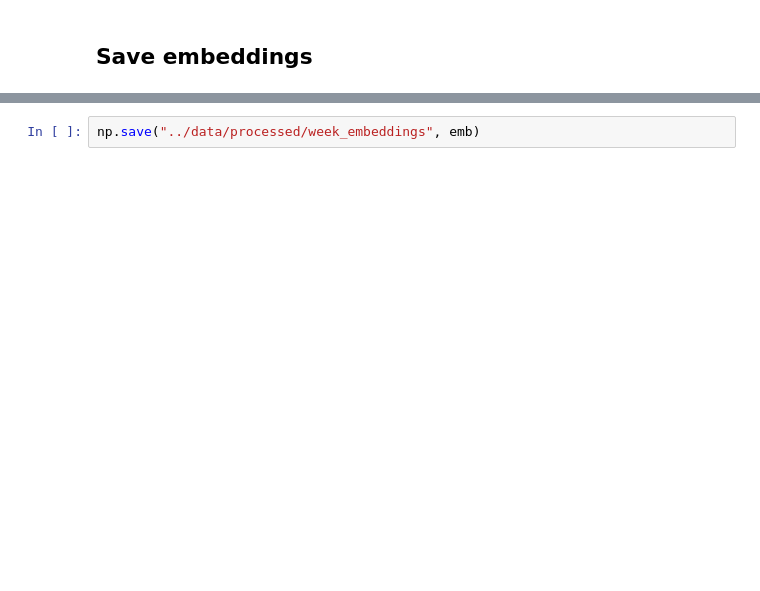
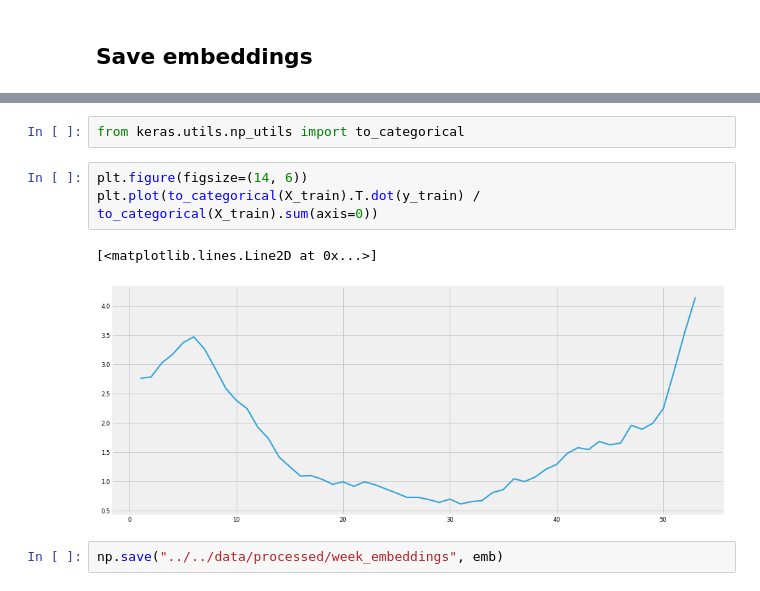
Before and after one commit to reichlab/neural-stack, a Jupyter notebook: notebooks/encoding-week/1.0-week-autoencoder.ipynb, the cells around one changed output, grey strips where cells are left out. Saved outputs shown, nothing was run; the diff lists cells and outputs as text; blank space fills up the shorter version.

```diff
--- a/notebooks/encoding-week/1.0-week-autoencoder.ipynb
+++ b/notebooks/encoding-week/1.0-week-autoencoder.ipynb
@@ -101,2 +113,10 @@ plt.plot(model.predict(X_test[400:500]))
+# %%
+from keras.utils.np_utils import to_categorical
+# %%
+plt.figure(figsize=(14, 6))
+plt.plot(to_categorical(X_train).T.dot(y_train) / to_categorical(X_train).sum(axis=0))
+# %% [output]
+[<matplotlib.lines.Line2D at 0x...>]
+[figure, added]
 # %%
-np.save("../data/processed/week_embeddings", emb)
+np.save("../../data/processed/week_embeddings", emb)
```
Also changed, not shown: parts of 16 cells of this notebook, 1 other file.
